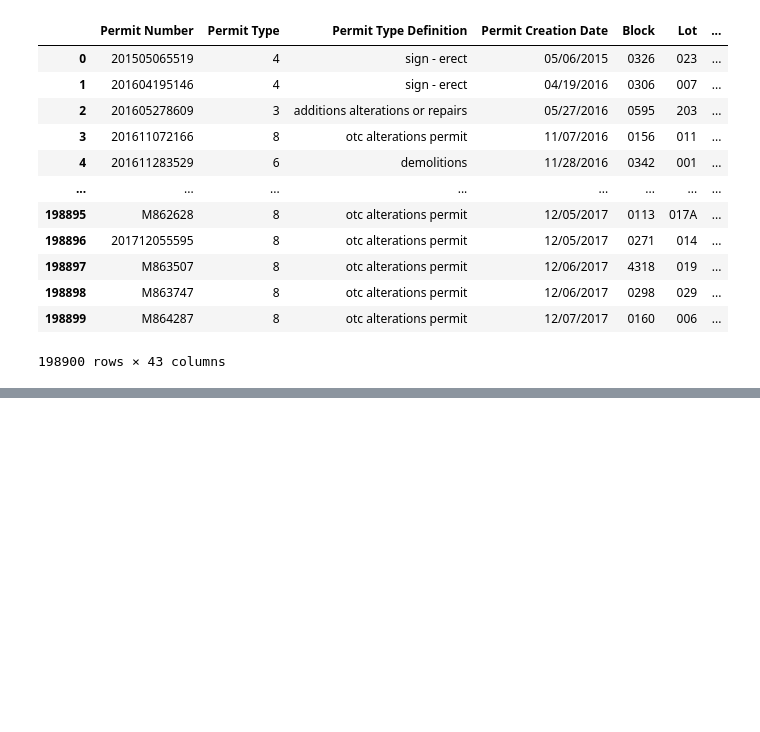
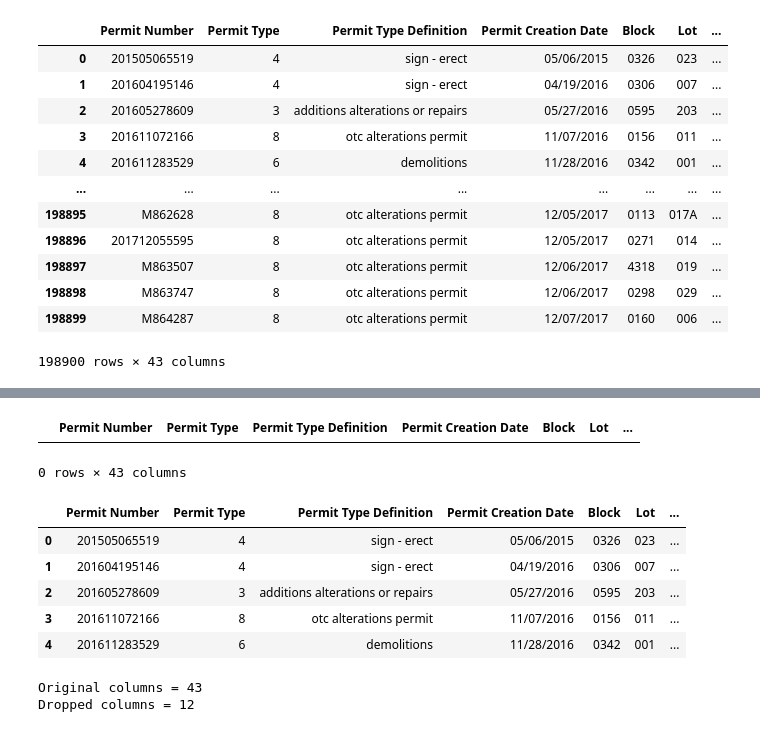
Before and after one commit to saurav1066/Data-Science-, a Jupyter notebook: data-cleaning.ipynb, the cells around one changed output, grey strips where cells are left out. Saved outputs shown, nothing was run; the diff lists cells and outputs as text; code cells hidden in the pictures; blank space fills up the shorter version.

```diff
--- a/data-cleaning.ipynb
+++ b/data-cleaning.ipynb
@@ -36,0 +88,31 @@ building_permits
+# %%
+#lets try removing the nan's directly and check whats left
+
+building_permits.dropna()
+
+#since each row had at least one NaN value all the data was removed. so this wont work. Trying alternatives
+# %% [output]
+|  | Permit Number | Permit Type | Permit Type Definition | Permit Creation Date | Block | Lot | ... |
+0 rows × 43 columns
+# %%
+#lets try removing columns with NaNs instead
+columns_with_nan_dropped = building_permits.dropna(axis = 1)
+columns_with_nan_dropped.head()
+
+#here we can see there are data left. But still we removed much more data , which may be important data
+# %% [output]
+|  | Permit Number | Permit Type | Permit Type Definition | Permit Creation Date | Block | Lot | ... |
+| 0 | 201505065519 | 4 | sign - erect | 05/06/2015 | 0326 | 023 | ... |
+| 1 | 201604195146 | 4 | sign - erect | 04/19/2016 | 0306 | 007 | ... |
+| 2 | 201605278609 | 3 | additions alterations or repairs | 05/27/2016 | 0595 | 203 | ... |
+| 3 | 201611072166 | 8 | otc alterations permit | 11/07/2016 | 0156 | 011 | ... |
+| 4 | 201611283529 | 6 | demolitions | 11/28/2016 | 0342 | 001 | ... |
+# %%
+#lets check how much data was lost
+print(f"Original columns = {building_permits.shape[1]} ")
+print(f"Dropped columns = {columns_with_nan_dropped.shape[1]} ")
+
+#At this point even if we lost some data , our dataset in hand have no NaN's
+# %% [output]
+Original columns = 43
+Dropped columns = 12
```
Also changed, not shown: parts of 4 cells of this notebook.
